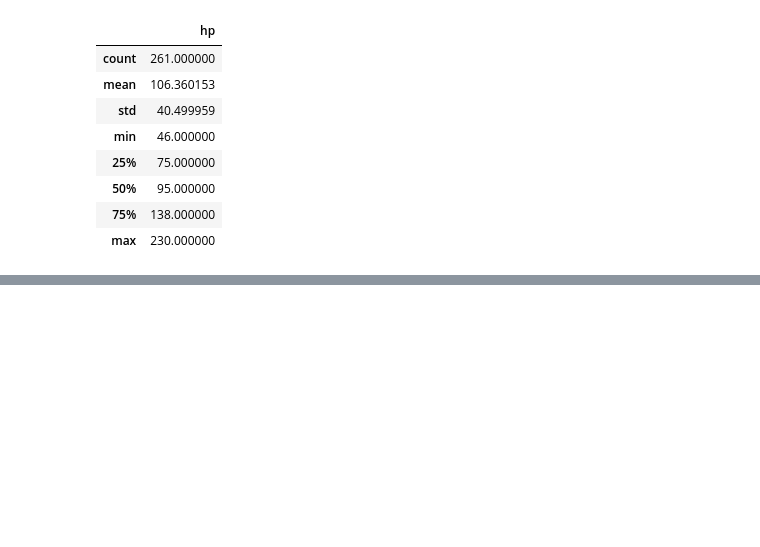
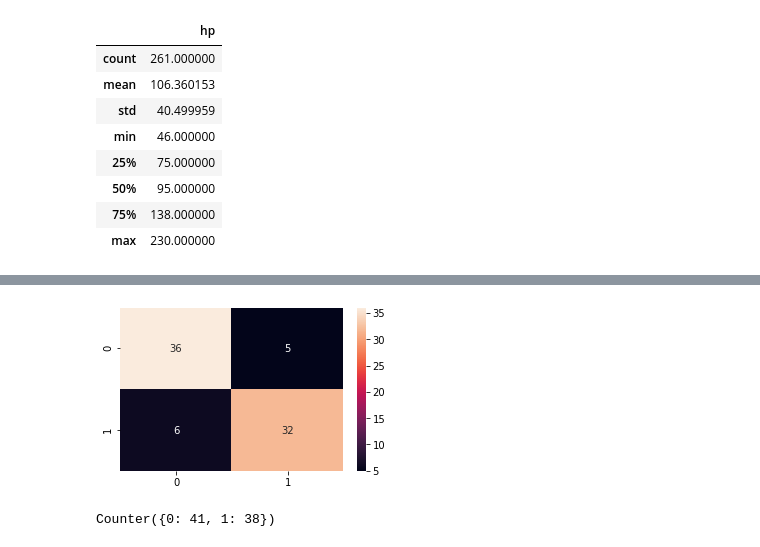
Before and after one commit to itimes-digital/Bootcamp-Analista-de-Machine-Learning-IGTI, a Jupyter notebook: desafio_final.ipynb, the cells around one changed output, grey strips where cells are left out. Saved outputs shown, nothing was run; the diff lists cells and outputs as text; code cells hidden in the pictures; blank space fills up the shorter version.

```diff
--- a/desafio_final.ipynb
+++ b/desafio_final.ipynb
@@ -190,0 +424,6 @@ scaler.transform(dataset[['hp']])
+# %%
+from sklearn.linear_model import LogisticRegression
+
+classificador = LogisticRegression(random_state=42)
+classificador.fit(previsores_treinamento, classe_treinamento)
+previsoes = classificador.predict(previsores_teste)
@@ -190,0 +436,15 @@ scaler.transform(dataset[['hp']])
+# %%
+matriz = confusion_matrix(classe_teste, previsoes)
+
+plt.figure(figsize=(5, 3))
+sn.heatmap(matriz, annot=True)
+plt.show()
+# %% [output]
+[figure, added]
+# %%
+import collections
+#Válido para compreender qual o percentual esperado de acuracidade e determinar
+#qual classificador é melhor para tal problema
+print(collections.Counter(classe_teste))
+# %% [output]
+Counter({0: 41, 1: 38})
```
Also changed, not shown: parts of 37 cells of this notebook.
